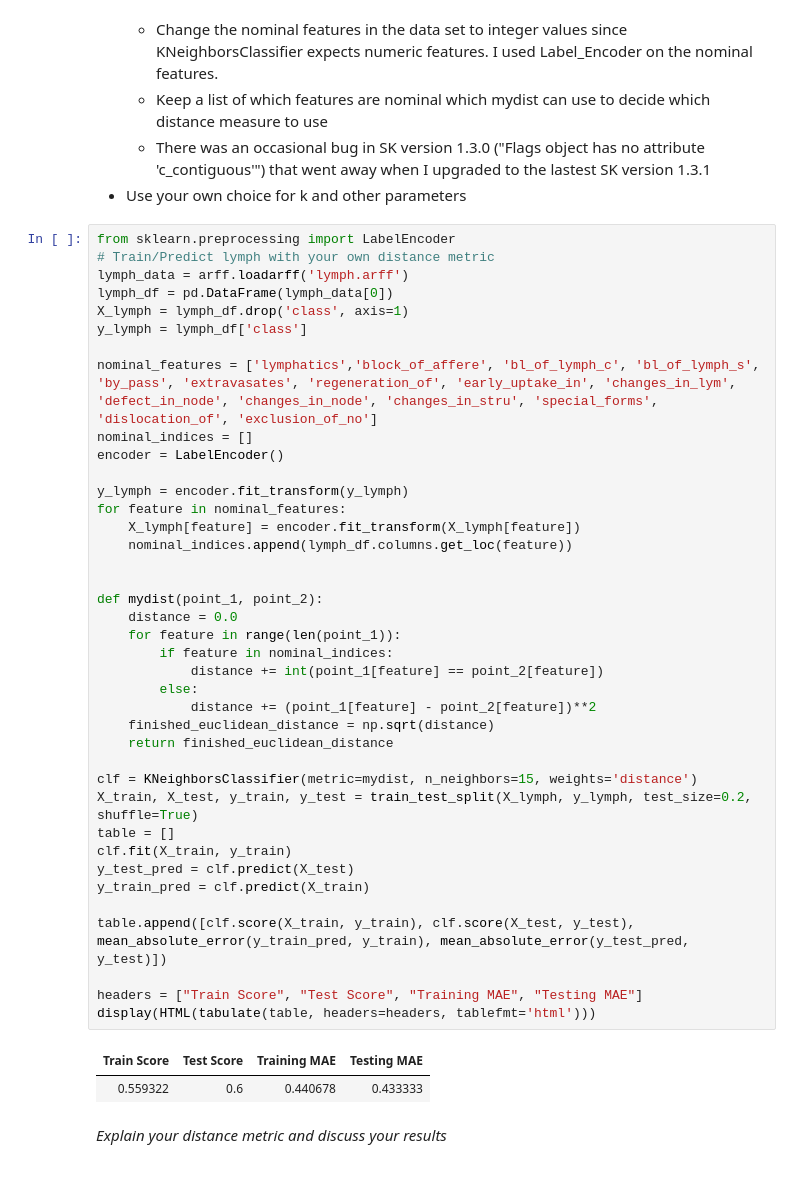
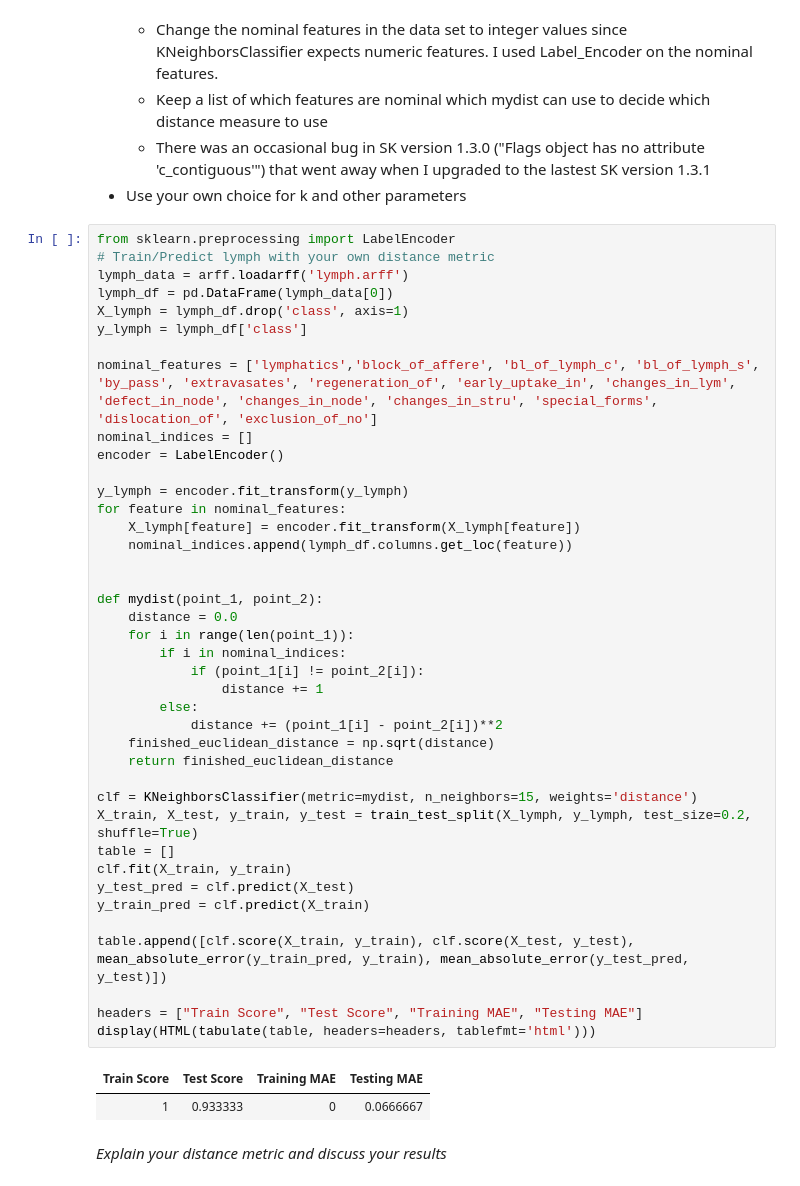
Before and after one commit to bwallace7430/knn, a Jupyter notebook: KNN Lab.ipynb, the cells around one changed output. Saved outputs shown, nothing was run; the diff lists cells and outputs as text.

```diff
--- a/KNN Lab.ipynb
+++ b/KNN Lab.ipynb
@@ -459,38 +461,39 @@ y_lymph = lymph_df['class']
 
 nominal_features = ['lymphatics','block_of_affere', 'bl_of_lymph_c', 'bl_of_lymph_s', 'by_pass', 'extravasates', 'regeneration_of', 'early_uptake_in', 'changes_in_lym', 'defect_in_node', 'changes_in_node', 'changes_in_stru', 'special_forms', 'dislocation_of', 'exclusion_of_no']
 nominal_indices = []
 encoder = LabelEncoder()
 
 y_lymph = encoder.fit_transform(y_lymph)
 for feature in nominal_features:
     X_lymph[feature] = encoder.fit_transform(X_lymph[feature])
     nominal_indices.append(lymph_df.columns.get_loc(feature))
 
 
 def mydist(point_1, point_2):
     distance = 0.0
-    for feature in range(len(point_1)):
-        if feature in nominal_indices:
-            distance += int(point_1[feature] == point_2[feature])
+    for i in range(len(point_1)):
+        if i in nominal_indices:
+            if (point_1[i] != point_2[i]):
+                distance += 1
         else:
-            distance += (point_1[feature] - point_2[feature])**2
+            distance += (point_1[i] - point_2[i])**2
     finished_euclidean_distance = np.sqrt(distance)
     return finished_euclidean_distance
 
 clf = KNeighborsClassifier(metric=mydist, n_neighbors=15, weights='distance')
 X_train, X_test, y_train, y_test = train_test_split(X_lymph, y_lymph, test_size=0.2, shuffle=True)
 table = []
 clf.fit(X_train, y_train)
 y_test_pred = clf.predict(X_test)
 y_train_pred = clf.predict(X_train)
 
 table.append([clf.score(X_train, y_train), clf.score(X_test, y_test), mean_absolute_error(y_train_pred, y_train), mean_absolute_error(y_test_pred, y_test)])
 
 headers = ["Train Score", "Test Score", "Training MAE", "Testing MAE"]
 display(HTML(tabulate(table, headers=headers, tablefmt='html')))
 # %% [output]
 | Train Score | Test Score | Training MAE | Testing MAE |
-| 0.559322 | 0.6 | 0.440678 | 0.433333 |
+| 1 | 0.933333 | 0 | 0.0666667 |
 # %% [markdown]
 *Explain your distance metric and discuss your results*
 # %% [markdown]
```
Also changed, not shown: parts of 11 cells of this notebook.
